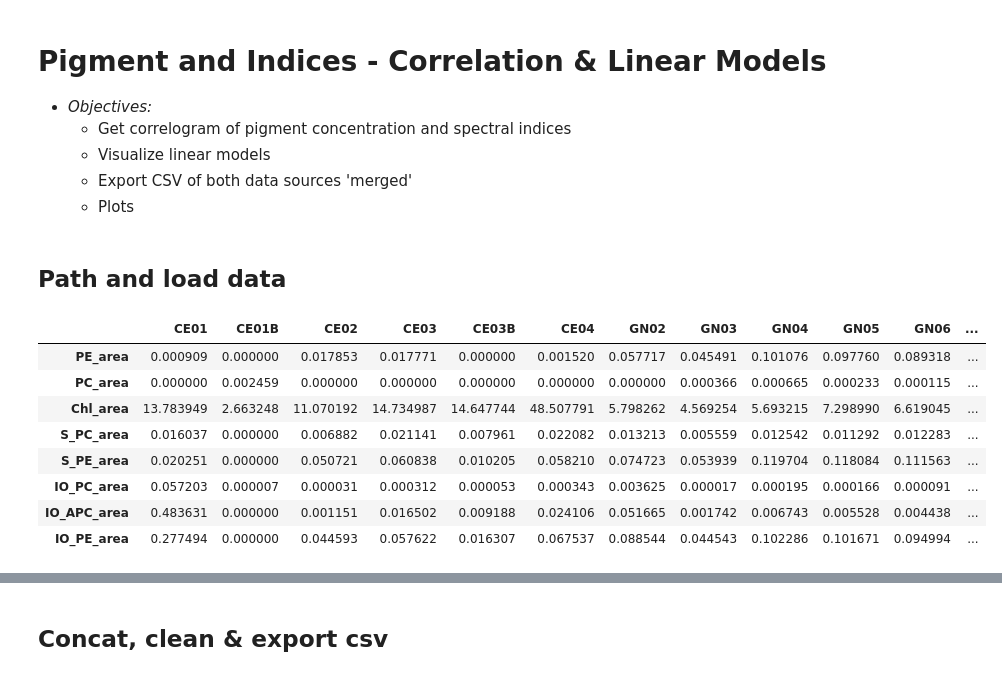
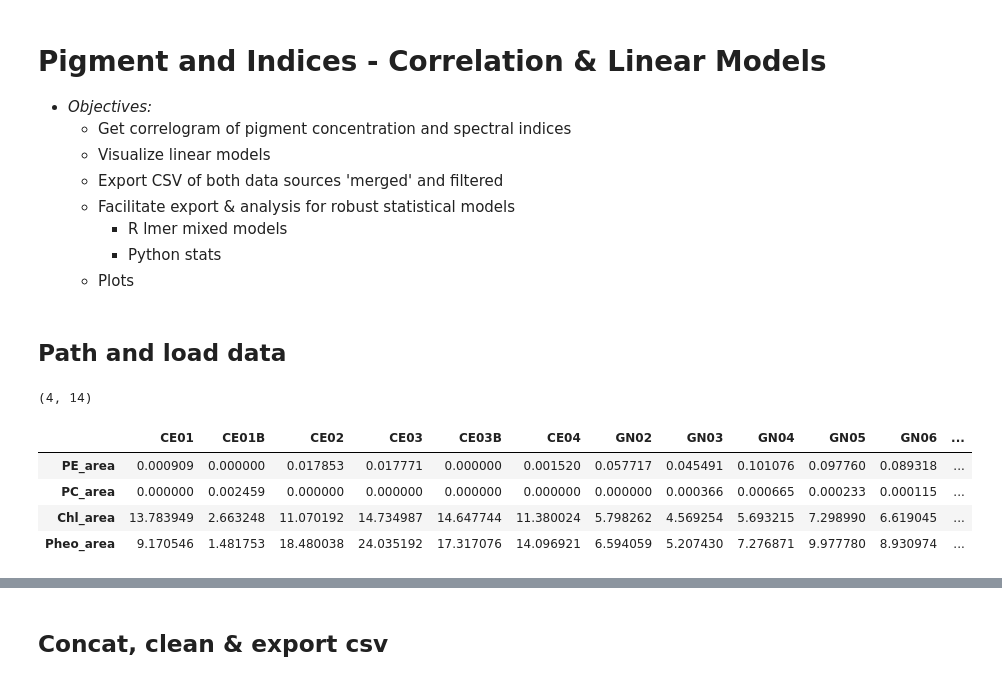
Before and after one commit to jcmontesherrera/Coralline-Algae-VIS-Spectra, a Jupyter notebook: notebooks/Correlation&LinearModels.ipynb, the cells around one changed output, grey strips where cells are left out. Drawn from its saved outputs; the diff is of its cells as text; code cells hidden in the pictures.

```diff
--- a/notebooks/Correlation&LinearModels.ipynb
+++ b/notebooks/Correlation&LinearModels.ipynb
@@ -3,6 +3,9 @@
 - *Objectives:*
     - Get correlogram of pigment concentration and spectral indices
     - Visualize linear models
-    - Export CSV of both data sources 'merged'
+    - Export CSV of both data sources 'merged' and filtered
+    - Facilitate export & analysis for robust statistical models
+        - R lmer mixed models
+        - Python stats
     - Plots
 # %%
@@ -22,18 +19,16 @@ import seaborn as sns
 # %%
 PATH = Path(r"C:\Users\jcmontes\OneDrive - University of Tasmania\01_Projects_Drive\Imaging_spectroscopy\Phenotyping_macroalgae\results")
 # %%
-# Pigment dataframe
+# Pigment dataframe, clean
 pigment_df = pd.read_csv(PATH / "pigment-mg-mm.csv", index_col=0)
-pigment_df.rename({'CE01A':'CE01'}, axis=1, inplace=True)
-pigment_df
+
+print(pigment_df.shape)
+pigment_df.head()
 # %% [output]
+(4, 14)
 |  | CE01 | CE01B | CE02 | CE03 | CE03B | CE04 | GN02 | GN03 | GN04 | GN05 | GN06 | ... |
 | PE_area | 0.000909 | 0.000000 | 0.017853 | 0.017771 | 0.000000 | 0.001520 | 0.057717 | 0.045491 | 0.101076 | 0.097760 | 0.089318 | ... |
 | PC_area | 0.000000 | 0.002459 | 0.000000 | 0.000000 | 0.000000 | 0.000000 | 0.000000 | 0.000366 | 0.000665 | 0.000233 | 0.000115 | ... |
-| Chl_area | 13.783949 | 2.663248 | 11.070192 | 14.734987 | 14.647744 | 48.507791 | 5.798262 | 4.569254 | 5.693215 | 7.298990 | 6.619045 | ... |
-| S_PC_area | 0.016037 | 0.000000 | 0.006882 | 0.021141 | 0.007961 | 0.022082 | 0.013213 | 0.005559 | 0.012542 | 0.011292 | 0.012283 | ... |
-| S_PE_area | 0.020251 | 0.000000 | 0.050721 | 0.060838 | 0.010205 | 0.058210 | 0.074723 | 0.053939 | 0.119704 | 0.118084 | 0.111563 | ... |
-| IO_PC_area | 0.057203 | 0.000007 | 0.000031 | 0.000312 | 0.000053 | 0.000343 | 0.003625 | 0.000017 | 0.000195 | 0.000166 | 0.000091 | ... |
-| IO_APC_area | 0.483631 | 0.000000 | 0.001151 | 0.016502 | 0.009188 | 0.024106 | 0.051665 | 0.001742 | 0.006743 | 0.005528 | 0.004438 | ... |
-| IO_PE_area | 0.277494 | 0.000000 | 0.044593 | 0.057622 | 0.016307 | 0.067537 | 0.088544 | 0.044543 | 0.102286 | 0.101671 | 0.094994 | ... |
+| Chl_area | 13.783949 | 2.663248 | 11.070192 | 14.734987 | 14.647744 | 11.380024 | 5.798262 | 4.569254 | 5.693215 | 7.298990 | 6.619045 | ... |
+| Pheo_area | 9.170546 | 1.481753 | 18.480038 | 24.035192 | 17.317076 | 14.096921 | 6.594059 | 5.207430 | 7.276871 | 9.977780 | 8.930974 | ... |
 # %%
```
Also changed, not shown: parts of 83 cells of this notebook, 5 other files.
